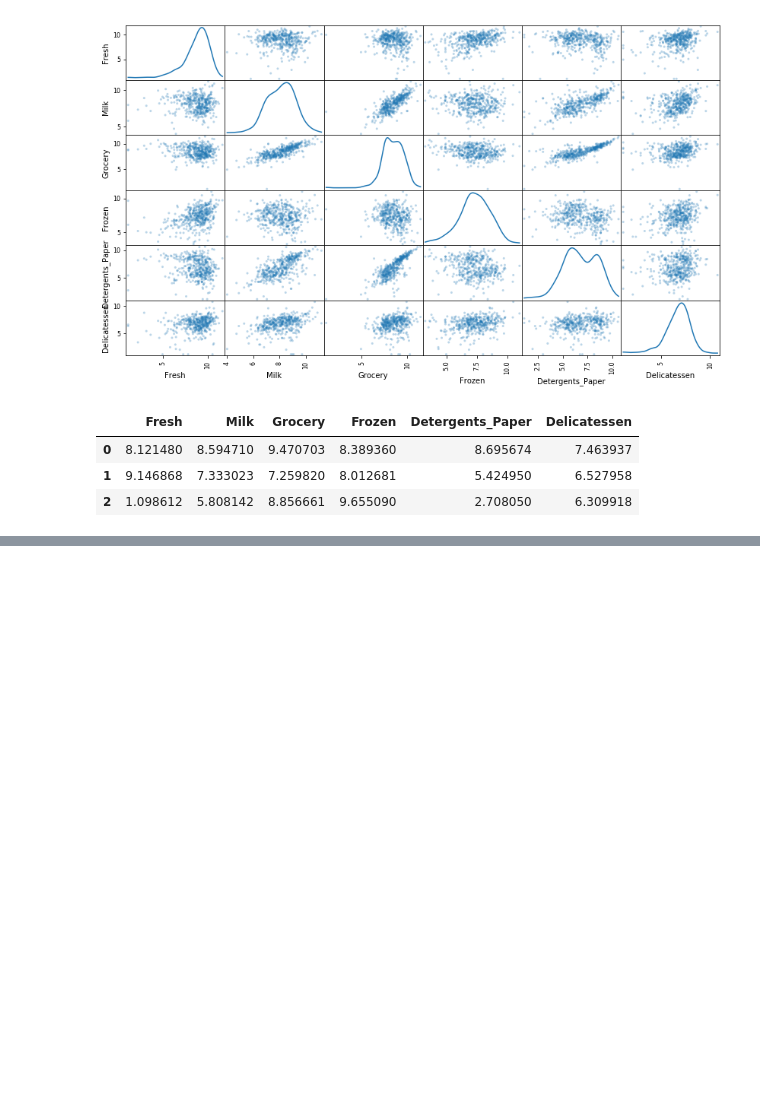
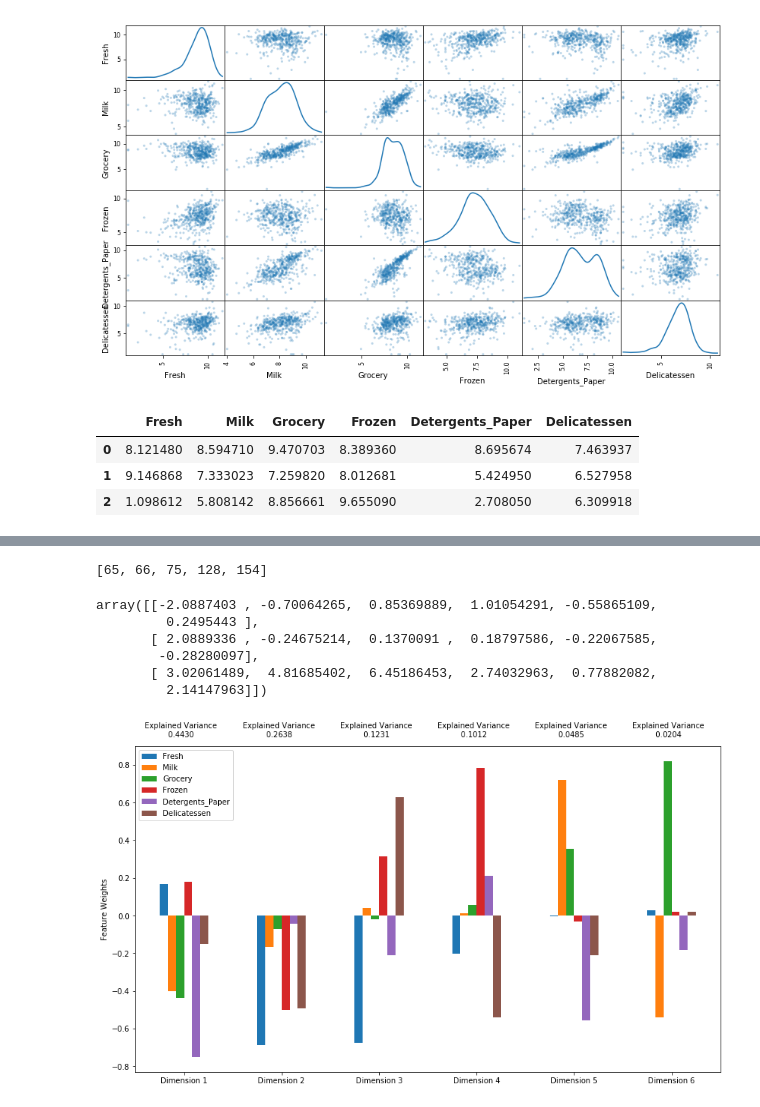
Before and after one commit to barzrcom/data_science, a Jupyter notebook: training/lession_8.ipynb, the cells around one changed output, grey strips where cells are left out. Saved outputs shown, nothing was run; the diff lists cells and outputs as text; code cells hidden in the pictures; blank space fills up the shorter version.

```diff
--- a/training/lession_8.ipynb
+++ b/training/lession_8.ipynb
@@ -239,0 +194,21 @@ for feature in log_data.keys():
+# %%
+outliers
+# %% [output]
+[65, 66, 75, 128, 154]
+# %%
+from sklearn.decomposition import PCA
+pca = PCA(n_components=6).fit(good_data)
+pca_sample = pca.transform(log_samples)
+pca_sample
+# %% [output]
+array([[-2.0887403 , -0.70064265,  0.85369889,  1.01054291, -0.55865109,
+         0.2495443 ],
+       [ 2.0889336 , -0.24675214,  0.1370091 ,  0.18797586, -0.22067585,
+        -0.28280097],
+       [ 3.02061489,  4.81685402,  6.45186453,  2.74032963,  0.77882082,
+         2.14147963]])
+# %%
+import training.visuals as vs
+pca_results = vs.pca_results(good_data, pca)
+# %% [output]
+[figure, added]
```
Also changed, not shown: parts of 6 cells of this notebook, 1 other file.
